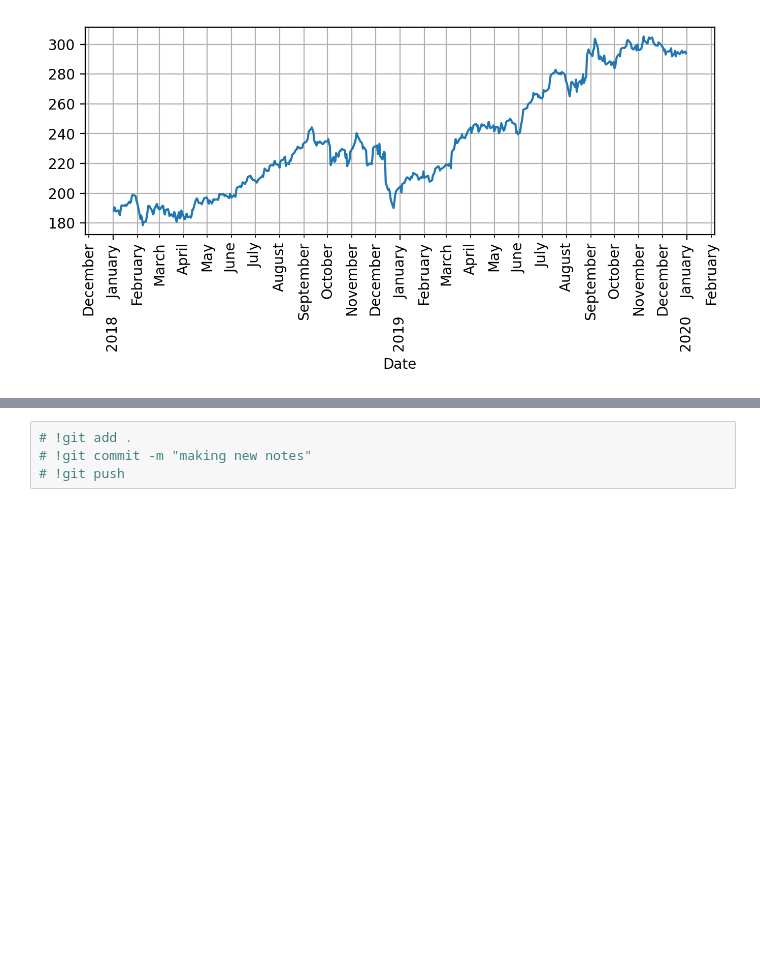
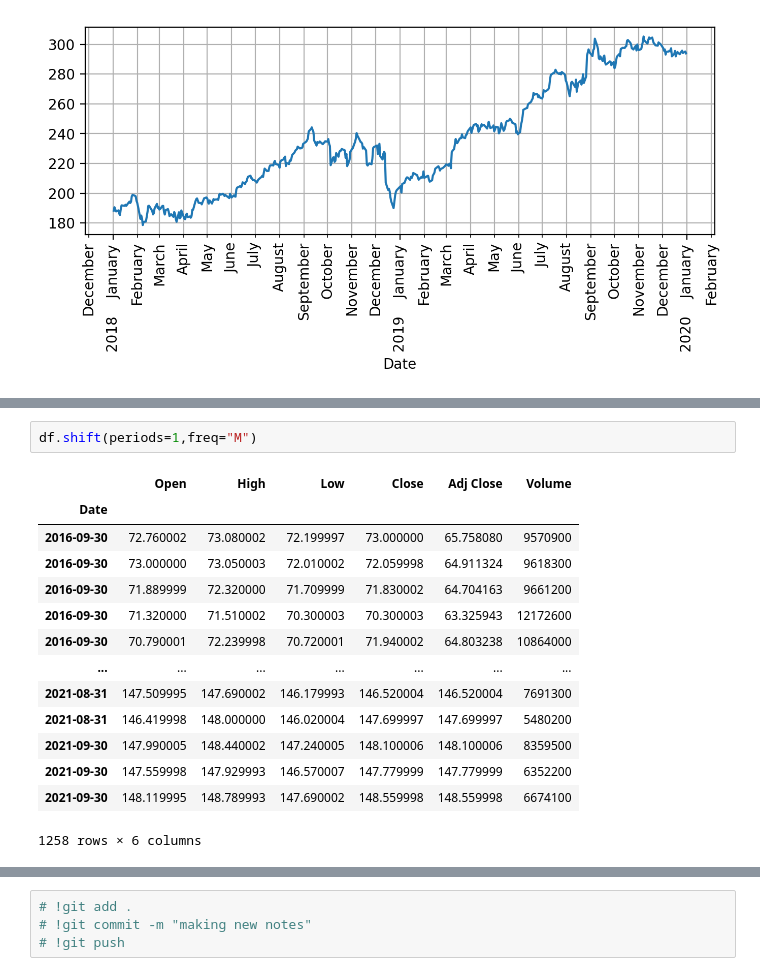
Before and after one commit to MJalingo/python_for_finance, a Jupyter notebook: Python-Finance-QuantConnect/05-Pandas-and-Finance/mynotes.ipynb, the cells around one changed output, grey strips where cells are left out. Cells and saved outputs as stored; diff of their text form; blank space fills up the shorter version.

```diff
--- a/Python-Finance-QuantConnect/05-Pandas-and-Finance/mynotes.ipynb
+++ b/Python-Finance-QuantConnect/05-Pandas-and-Finance/mynotes.ipynb
@@ -216,0 +245,17 @@ ax.yaxis.grid(True)
+# %%
+df.shift(periods=1,freq="M")
+# %% [output]
+|  | Open | High | Low | Close | Adj Close | Volume |
+| Date |  |  |  |  |  |  |
+| 2016-09-30 | 72.760002 | 73.080002 | 72.199997 | 73.000000 | 65.758080 | 9570900 |
+| 2016-09-30 | 73.000000 | 73.050003 | 72.010002 | 72.059998 | 64.911324 | 9618300 |
+| 2016-09-30 | 71.889999 | 72.320000 | 71.709999 | 71.830002 | 64.704163 | 9661200 |
+| 2016-09-30 | 71.320000 | 71.510002 | 70.300003 | 70.300003 | 63.325943 | 12172600 |
+| 2016-09-30 | 70.790001 | 72.239998 | 70.720001 | 71.940002 | 64.803238 | 10864000 |
+| ... | ... | ... | ... | ... | ... | ... |
+| 2021-08-31 | 147.509995 | 147.690002 | 146.179993 | 146.520004 | 146.520004 | 7691300 |
+| 2021-08-31 | 146.419998 | 148.000000 | 146.020004 | 147.699997 | 147.699997 | 5480200 |
+| 2021-09-30 | 147.990005 | 148.440002 | 147.240005 | 148.100006 | 148.100006 | 8359500 |
+| 2021-09-30 | 147.559998 | 147.929993 | 146.570007 | 147.779999 | 147.779999 | 6352200 |
+| 2021-09-30 | 148.119995 | 148.789993 | 147.690002 | 148.559998 | 148.559998 | 6674100 |
+1258 rows × 6 columns
```
Also changed, not shown: parts of 9 cells of this notebook.
